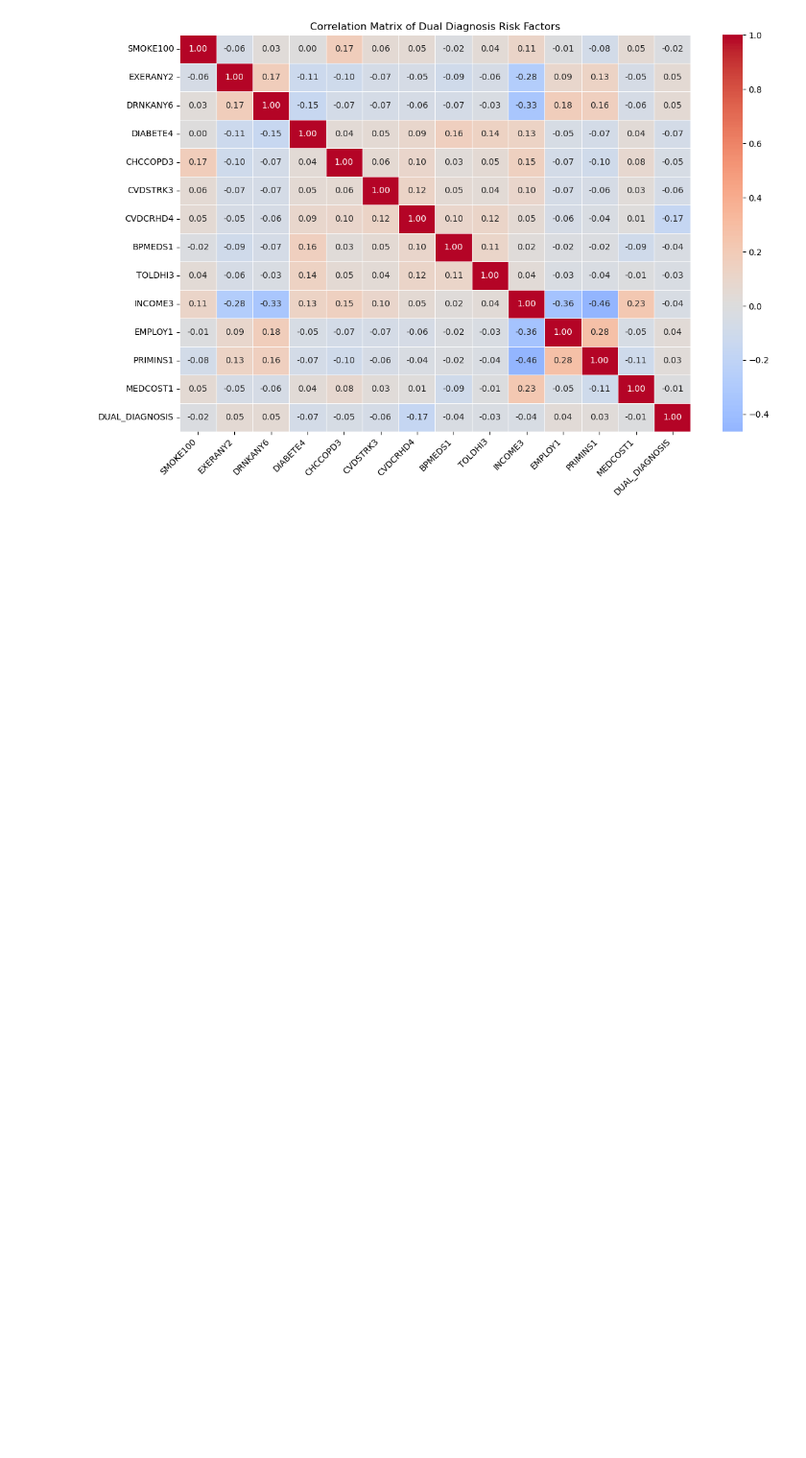
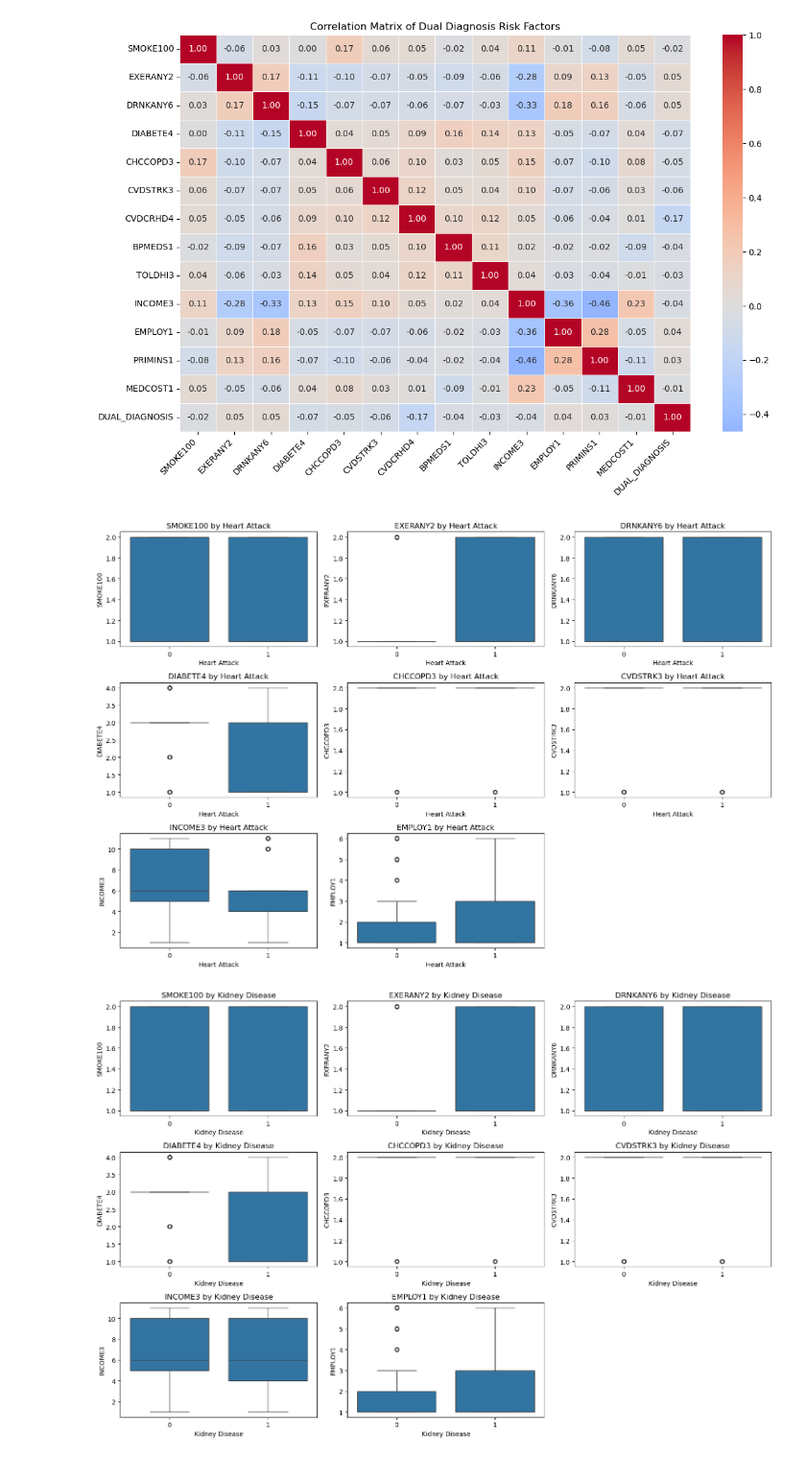
Before and after one commit to jberin15/usable_ai, a Jupyter notebook: project/i513_midterm_project_joycee_berin.ipynb, the cells around one changed output. Shown at 96% size. Drawn from its saved outputs; the diff is of its cells as text; code cells hidden in the pictures; blank space fills up the shorter version.

```diff
--- a/project/i513_midterm_project_joycee_berin.ipynb
+++ b/project/i513_midterm_project_joycee_berin.ipynb
@@ -620,3 +620,22 @@ DIABETE4   -0.074
 CVDCRHD4   -0.168
 Name: DUAL_DIAGNOSIS, dtype: float64
 [figure]
+# %%
+# Boxplots for MI_YES, KD_YES, DUAL_DIAGNOSIS
+all_factors = ["SMOKE100", "EXERANY2", "DRNKANY6", "DIABETE4", "CHCCOPD3", "CVDSTRK3", "INCOME3", "EMPLOY1"]
+
+for label_col, title in zip(["MI_YES", "KD_YES", "DUAL_DIAGNOSIS"],
+                             ["Heart Attack", "Kidney Disease", "Dual Diagnosis"]):
+    df_plot = df_survey[all_factors + [label_col]].replace(invalid_values, np.nan).dropna()
+    plt.figure(figsize=(15, 10))
+    for i, col in enumerate(all_factors):
+        plt.subplot(3, 3, i+1)
+        sns.boxplot(data=df_plot, x=label_col, y=col)
+        plt.title(f"{col} by {title}")
+        plt.xlabel(title)
+        plt.ylabel(col)
+    plt.tight_layout()
+    plt.show()
+# %% [output]
+[figure, added]
+[figure, added]
```
Also changed, not shown: parts of 28 cells of this notebook.
